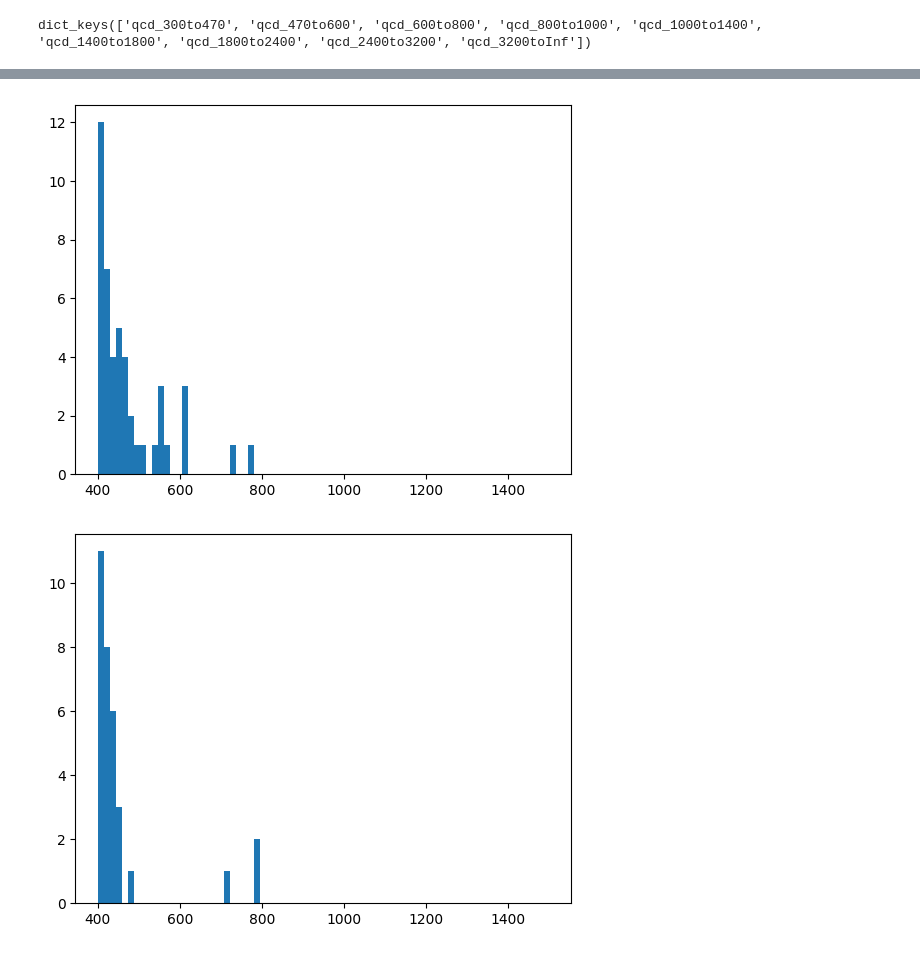
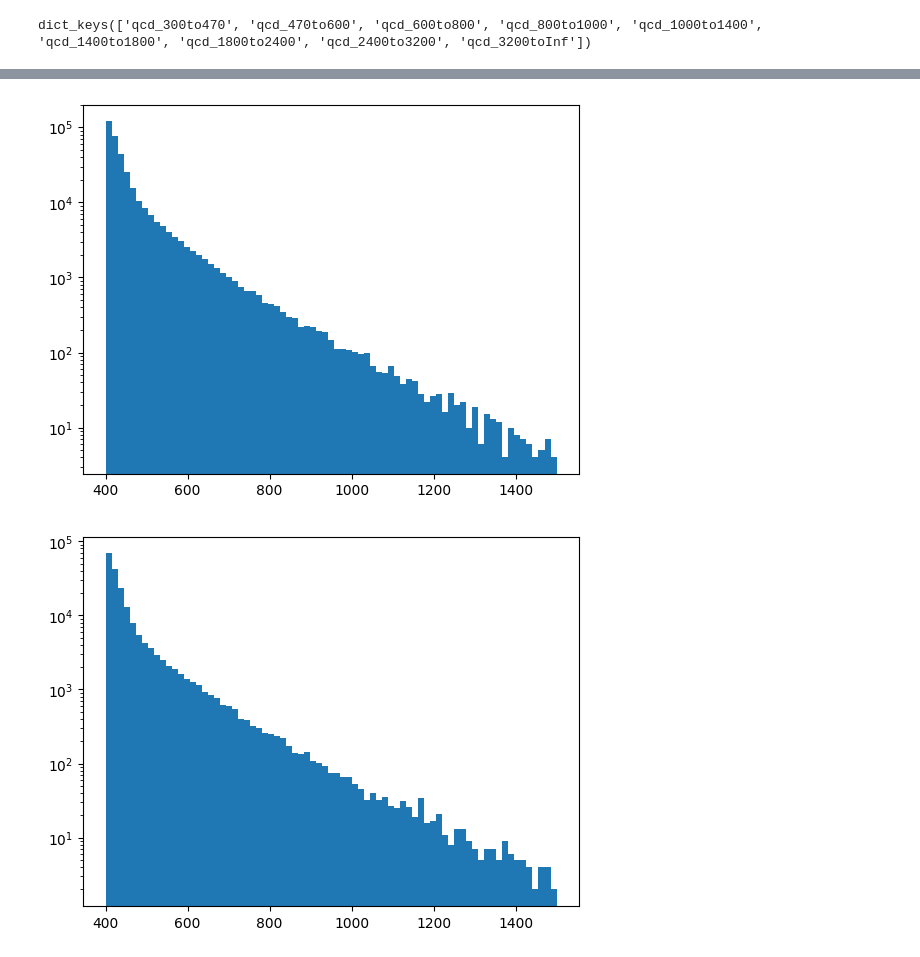
Before and after one commit to cmoore24-24/hgg, a Jupyter notebook: notebooks/skims/sample_stitching/data_combing.ipynb, the cells around one changed output, grey strips where cells are left out. Saved outputs shown, nothing was run; the diff lists cells and outputs as text; code cells hidden in the pictures.

```diff
--- a/notebooks/skims/sample_stitching/data_combing.ipynb
+++ b/notebooks/skims/sample_stitching/data_combing.ipynb
@@ -201,11 +201,11 @@ ttboosted.to_parquet('parquet/combed/ttboosted.parquet')
 # %%
 wqq = {}
-files = os.listdir('parquet')
+files = os.listdir('parquet/no_subcut')
 for i in files:
     if 'wqq' in i:
-        wqq[i.rstrip('.parquet')] = pd.read_parquet(f'parquet/{i}', engine='fastparquet')
+        wqq[i.rstrip('.parquet')] = pd.read_parquet(f'parquet/no_subcut/{i}', engine='fastparquet')
 # %%
-vars = list(wqq['wqq_200to400'].keys())
+vars = list(wqq['wqq_600to800'].keys())
 # %%
 xsec = {}
 xsec['wqq_200to400'] = 2574
@@ -232,11 +249,11 @@ for j in vars:
 fig, ax = plt.subplots()
 plt.hist(wqq_stitched_dict['FatJets.pt'], range=(400,1500), bins=75, #density=True, #weights=21*np.ones_like(tst)
         )
-#plt.yscale('log')
+plt.yscale('log')
 #plt.xlim(100, 5000)
 plt.show()
 # %% [output]
-[figure, old version]
+[figure, new version]
 # %%
 nan_dict = {}
 for i in wqq_stitched_dict:
@@ -259,11 +276,11 @@ wqq.to_parquet('parquet/combed/wqq.parquet')
 # %%
 zqq = {}
-files = os.listdir('parquet')
+files = os.listdir('parquet/no_subcut')
 for i in files:
     if 'zqq' in i:
-        zqq[i.rstrip('.parquet')] = pd.read_parquet(f'parquet/{i}', engine='fastparquet')
+        zqq[i.rstrip('.parquet')] = pd.read_parquet(f'parquet/no_subcut/{i}', engine='fastparquet')
 # %%
-vars = list(zqq['zqq_200to400'].keys())
+vars = list(zqq['zqq_600to800'].keys())
 # %%
 xsec = {}
 xsec['zqq_200to400'] = 1006
@@ -289,12 +309,12 @@ for j in vars:
 # %%
 fig, ax = plt.subplots()
 plt.hist(zqq_stitched_dict['FatJets.pt'], range=(400,1500), bins=75, #density=True, #weights=21*np.ones_like(tst)
         )
-#plt.yscale('log')
+plt.yscale('log')
 #plt.xlim(100, 5000)
 plt.show()
 # %% [output]
-[figure, old version]
+[figure, new version]
 # %%
 nan_dict = {}
 for i in zqq_stitched_dict:
```
Also changed, not shown: parts of 22 cells of this notebook, 26 other files.
